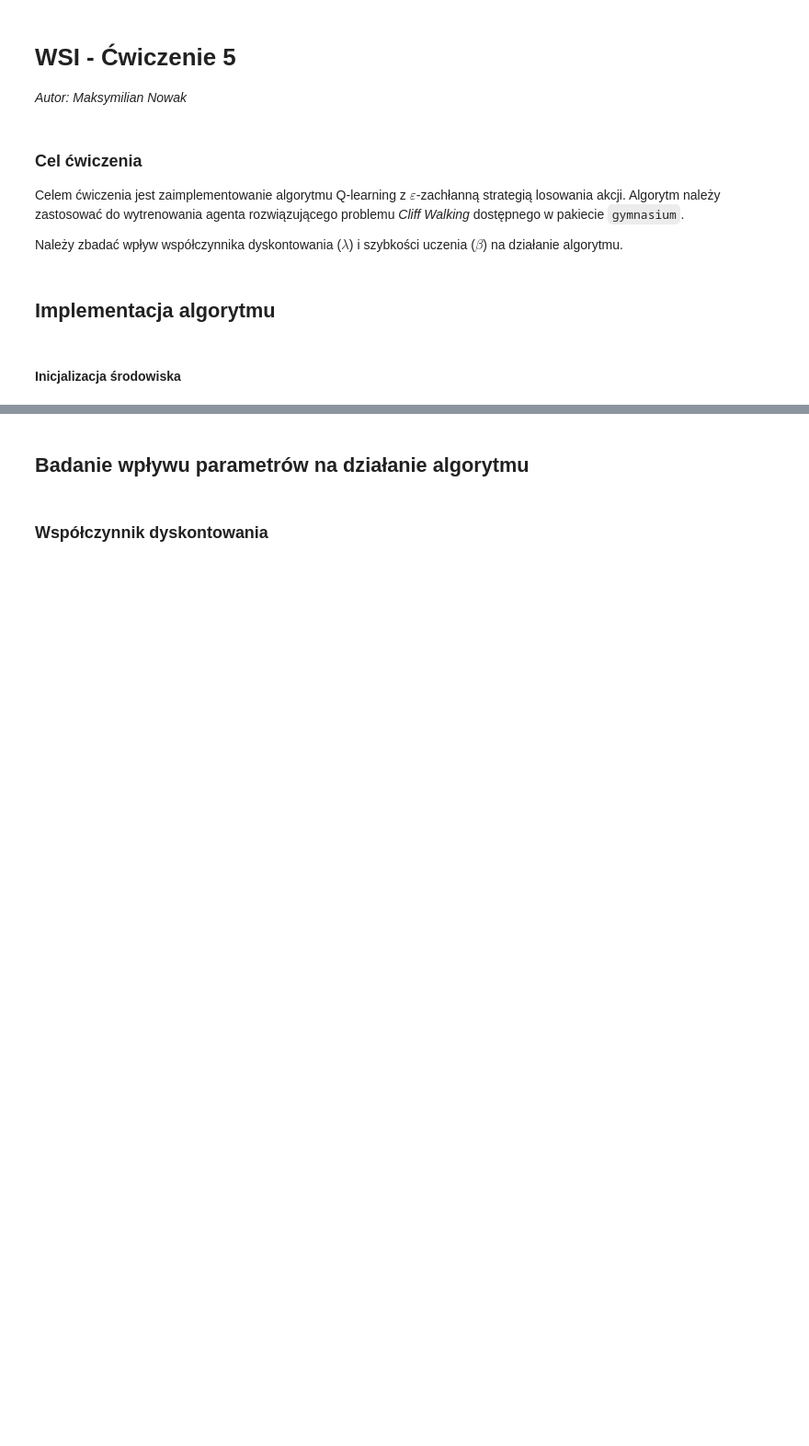
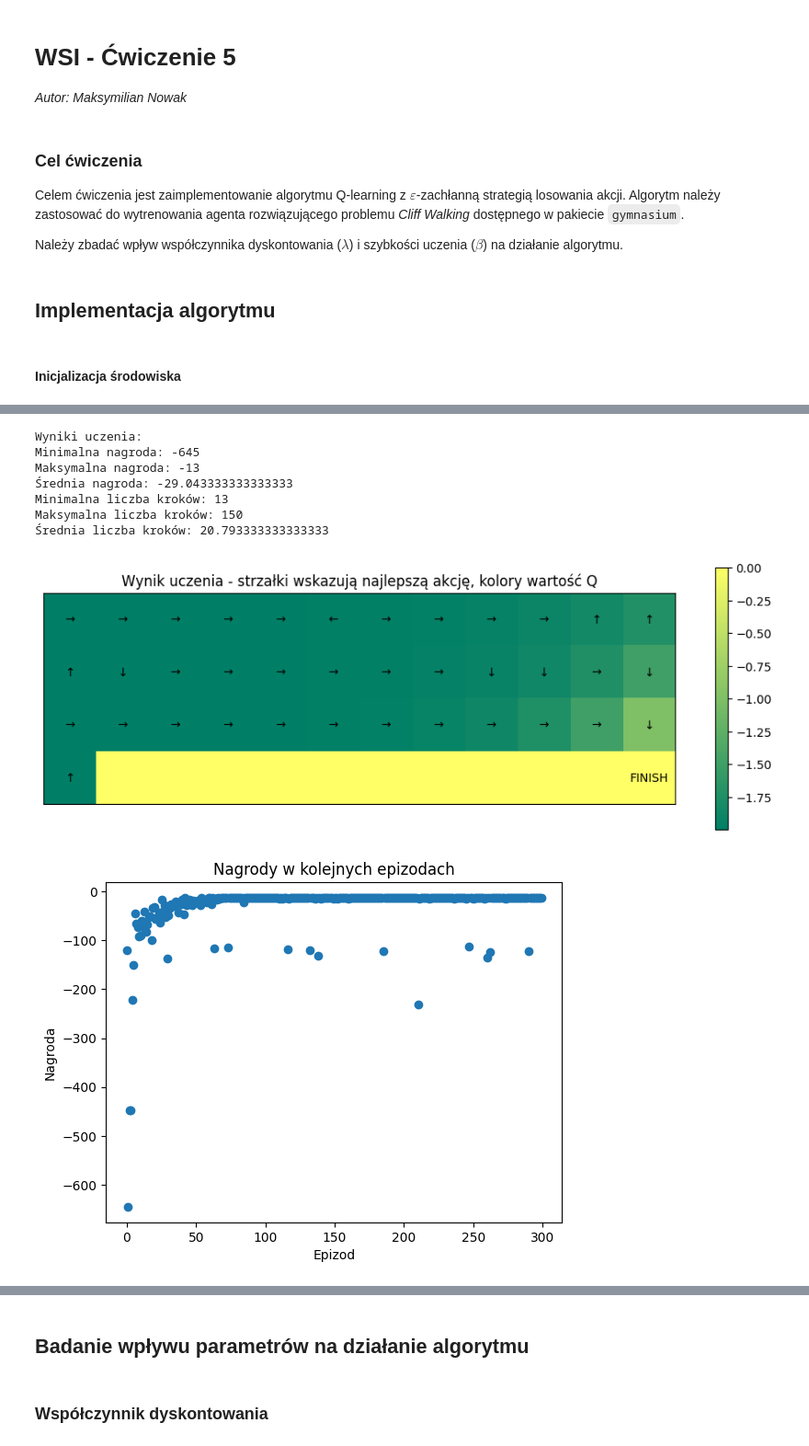
Before and after one commit to maksnowak/cliff-walking, a Jupyter notebook: task5.ipynb, the cells around one changed output, grey strips where cells are left out. Shown at 92% size. Cells and saved outputs as stored; diff of their text form; code cells hidden in the pictures; blank space fills up the shorter version.

```diff
--- a/task5.ipynb
+++ b/task5.ipynb
@@ -119,0 +124,12 @@ Maksymalna liczba kroków: 150
+# %%
+learning_results(env, 300, 0.5, 0.5, 0.01)
+# %% [output]
+Wyniki uczenia:
+Minimalna nagroda: -645
+Maksymalna nagroda: -13
+Średnia nagroda: -29.043333333333333
+Minimalna liczba kroków: 13
+Maksymalna liczba kroków: 150
+Średnia liczba kroków: 20.793333333333333
+[figure, added]
+[figure, added]
```
Also changed, not shown: parts of 5 cells of this notebook.
